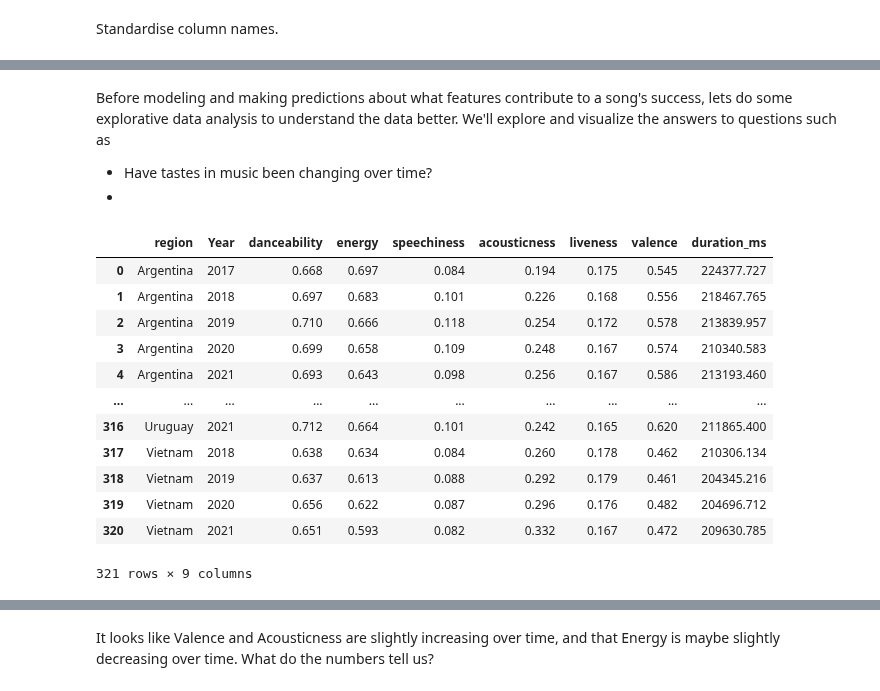
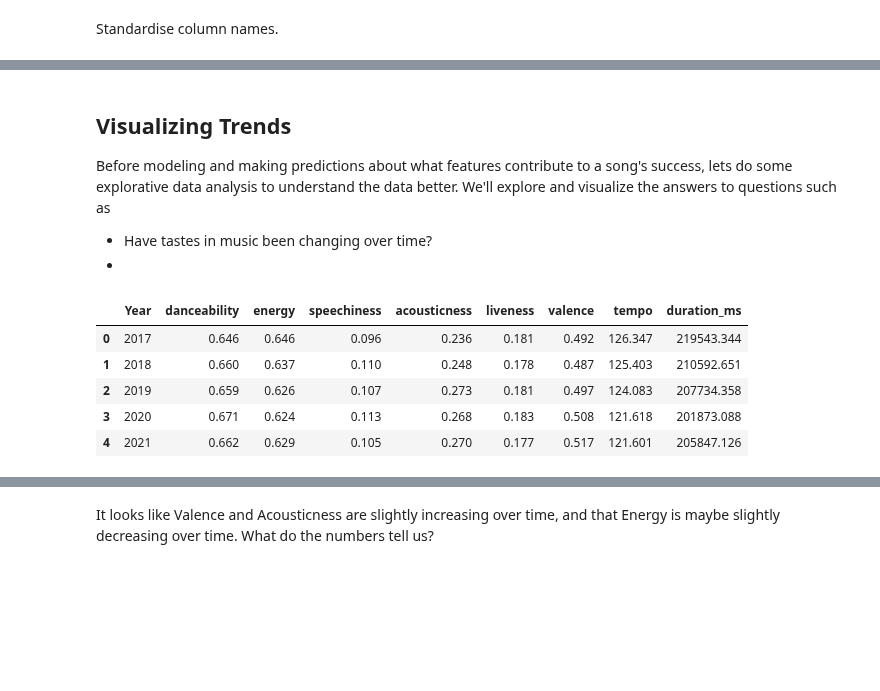
Before and after one commit to Joseph-Willem-Ricci/5450-final-project, a Jupyter notebook: CIS5450_Project.ipynb, the cells around one changed output, grey strips where cells are left out. Saved outputs shown, nothing was run; the diff lists cells and outputs as text; code cells hidden in the pictures; blank space fills up the shorter version.

```diff
--- a/CIS5450_Project.ipynb
+++ b/CIS5450_Project.ipynb
@@ -242,21 +196,12 @@ df_song_features_12 = df_song_features_10.rename(columns={'t_name2': 'title', 'a
 df_song_features_10 = df_song_features_10.rename(columns={'t_name0': 'title', 'artists': 'artist'}).drop(columns=['t_name1', 't_name2', 't_dur1', 't_dur2', 't_dance1', 't_dance2', 't_energy1', 't_energy2', 't_key1', 't_key2', 't_mode1', 't_mode2', 't_speech1', 't_speech2', 't_acous1', 't_acous2', 't_ins1', 't_ins2', 't_live1', 't_live2', 't_val1', 't_val2', 't_tempo1', 't_tempo2', 't_sig1', 't_sig2'])
 
 # Project only the necessary columns from each feature dataset and also rename to maintain consistency
-features_1_projected = df_song_features_1[['title', 'artist']]
-features_2_projected = df_song_features_2[['title', 'artist']]
-features_3_projected = df_song_features_3[['title', 'artist']]
-features_4_projected = df_song_features_4[['title', 'artist']]
-features_5_projected = df_song_features_5[['title', 'artist']]
-features_6_projected = df_song_features_6[['title', 'artist']]
-features_7_projected = df_song_features_7[['title', 'artist']]
-features_8_projected = df_song_features_8[['title', 'artist']]
-features_9_projected = df_song_features_9[['title', 'artist']]
-features_10_projected = df_song_features_10[['title', 'artist']]
-features_11_projected = df_song_features_11[['title', 'artist']]
-features_12_projected = df_song_features_12[['title', 'artist']]
-all_songs_with_features = pd.concat([features_1_projected, features_2_projected, features_3_projected, features_4_projected,
-                                     features_5_projected, features_6_projected, features_7_projected, features_8_projected,
-                                     features_9_projected, features_10_projected, features_11_projected, features_12_projected], ignore_index=True).drop_duplicates()
+all_songs_with_features = pd.concat([df_song_features_1[['title', 'artist']], df_song_features_2[['title', 'artist']],
+                                     df_song_features_3[['title', 'artist']], df_song_features_4[['title', 'artist']],
+                                     df_song_features_5[['title', 'artist']], df_song_features_6[['title', 'artist']],
+                                     df_song_features_7[['title', 'artist']], df_song_features_8[['title', 'artist']],
+                                     df_song_features_9[['title', 'artist']], df_song_features_10[['title', 'artist']],
+                                     df_song_features_11[['title', 'artist']], df_song_features_12[['title', 'artist']]], ignore_index=True).drop_duplicates()
 
 # Join on song title and artist name
 feature_matches = pd.merge(df_charts_songs_artists, all_songs_with_features, on=['title', 'artist'], how='inner')
@@ -380,0 +300,5 @@ print([col for col in df_song_features_12.columns])
+# %%
+all_features_dfs = [df_song_features_1, df_song_features_2, df_song_features_3, df_song_features_4, df_song_features_5, df_song_features_6,
+                    df_song_features_7, df_song_features_8, df_song_features_9, df_song_features_10, df_song_features_11, df_song_features_12]
+for df in all_features_dfs:
+    print([col for col in df.columns])
@@ -448,7 +359,7 @@ print(([col for col in df_song_features_12.columns.sort_values()]))
 # %% [markdown]
 Now lets concatenate all of these features dataframes into one and do an inner join with `feature_matches`, the songs with features that are in `df_charts` to get the final, combined features dataset
 # %%
-df_features = pd.concat([df_song_features_1, df_song_features_2, df_song_features_3, df_song_features_4, df_song_features_5, df_song_features_6, df_song_features_7, df_song_features_8, df_song_features_9, df_song_features_10, df_song_features_11, df_song_features_12], axis=0, ignore_index=True)
+df_features = pd.concat(all_features_dfs, axis=0, ignore_index=True)
 df_features = df_features.dropna()
 df_features_artist_format_1 = pd.merge(df_features, feature_matches, left_on=['title', 'artist'], right_on=['title', 'artist_y'], how='inner', suffixes=("", "_x"))  # 'artist' in the format of df_charts
 df_features_artist_format_2 = pd.merge(df_features, feature_matches, on=['title', 'artist'], how='inner')  # 'artist' in the format of features dfs
@@ -853,9 +740,17 @@ for col in cols:
   df_top200_features[col] = df_top200_features[col].apply(lambda x: float(x) / 100 if float(x) > 1 else float(x))
   df_viral50_features[col] = df_viral50_features[col].apply(lambda x: float(x) / 100 if float(x) > 1 else float(x))
 
+# convert any "bpm"s in the tempo columns
+df_top200_features['tempo'] = df_top200_features['tempo'].str.replace('bpm', '').astype(float)
+df_viral50_features['tempo'] = df_viral50_features['tempo'].str.replace('bpm', '').astype(float)
+
 # convert format of duration columns in seconds to ms
 df_top200_features['duration_ms'] = df_top200_features['duration_ms'].apply(lambda x: int(x) * 1000 if int(x) < 10000 else int(x))
 df_viral50_features['duration_ms'] = df_viral50_features['duration_ms'].apply(lambda x: int(x) * 1000 if int(x) < 10000 else int(x))
+
+# drop duplicates
+df_top200_features.drop_duplicates(inplace=True)
+df_viral50_features.drop_duplicates(inplace=True)
 # %% [markdown]
 # Genius Lyrics Dataset Creation and EDA
 # %% [markdown]
@@ -1400,24 +1248,19 @@ total rows: 30460
 # %% [markdown]
+## Visualizing Trends
+
 Before modeling and making predictions about what features contribute to a song's success, lets do some explorative data analysis to understand the data better. We'll explore and visualize the answers to questions such as
 
 - Have tastes in music been changing over time?
 -
 # %%
 # Lets get the average audio feature in every country in every year
-top200_average_features = df_top200_features[['region', 'Year', 'danceability', 'energy', 'speechiness', 'acousticness', 'liveness', 'valence', 'tempo', 'duration_ms']].groupby(by=['region', 'Year'], as_index=False).mean().round(3)
-top200_average_features
+top200_average_features = df_top200_features[['Year', 'danceability', 'energy', 'speechiness', 'acousticness', 'liveness', 'valence', 'tempo', 'duration_ms']].groupby(by=['Year'], as_index=False).mean().round(3)
+top200_average_features.head()  # TODO: fix this. tempo not projecting from top200_features to average_features. Don't know why.
 # %% [output]
-|  | region | Year | danceability | energy | speechiness | acousticness | liveness | valence | duration_ms |
-| 0 | Argentina | 2017 | 0.668 | 0.697 | 0.084 | 0.194 | 0.175 | 0.545 | 224377.727 |
-| 1 | Argentina | 2018 | 0.697 | 0.683 | 0.101 | 0.226 | 0.168 | 0.556 | 218467.765 |
-| 2 | Argentina | 2019 | 0.710 | 0.666 | 0.118 | 0.254 | 0.172 | 0.578 | 213839.957 |
-| 3 | Argentina | 2020 | 0.699 | 0.658 | 0.109 | 0.248 | 0.167 | 0.574 | 210340.583 |
-| 4 | Argentina | 2021 | 0.693 | 0.643 | 0.098 | 0.256 | 0.167 | 0.586 | 213193.460 |
-| ... | ... | ... | ... | ... | ... | ... | ... | ... | ... |
-| 316 | Uruguay | 2021 | 0.712 | 0.664 | 0.101 | 0.242 | 0.165 | 0.620 | 211865.400 |
-| 317 | Vietnam | 2018 | 0.638 | 0.634 | 0.084 | 0.260 | 0.178 | 0.462 | 210306.134 |
-| 318 | Vietnam | 2019 | 0.637 | 0.613 | 0.088 | 0.292 | 0.179 | 0.461 | 204345.216 |
-| 319 | Vietnam | 2020 | 0.656 | 0.622 | 0.087 | 0.296 | 0.176 | 0.482 | 204696.712 |
-| 320 | Vietnam | 2021 | 0.651 | 0.593 | 0.082 | 0.332 | 0.167 | 0.472 | 209630.785 |
+|  | Year | danceability | energy | speechiness | acousticness | liveness | valence | tempo | duration_ms |
+| 0 | 2017 | 0.646 | 0.646 | 0.096 | 0.236 | 0.181 | 0.492 | 126.347 | 219543.344 |
+| 1 | 2018 | 0.660 | 0.637 | 0.110 | 0.248 | 0.178 | 0.487 | 125.403 | 210592.651 |
+| 2 | 2019 | 0.659 | 0.626 | 0.107 | 0.273 | 0.181 | 0.497 | 124.083 | 207734.358 |
+| 3 | 2020 | 0.671 | 0.624 | 0.113 | 0.268 | 0.183 | 0.508 | 121.618 | 201873.088 |
+| 4 | 2021 | 0.662 | 0.629 | 0.105 | 0.270 | 0.177 | 0.517 | 121.601 | 205847.126 |
-321 rows × 9 columns
 # %%
```
Also changed, not shown: parts of 72 cells of this notebook.
